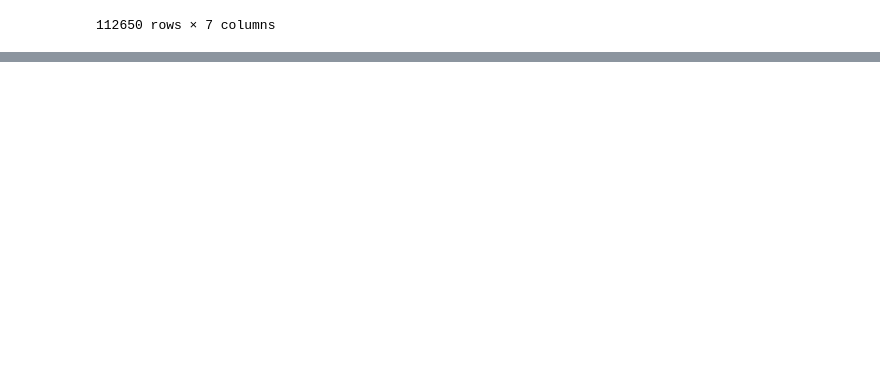
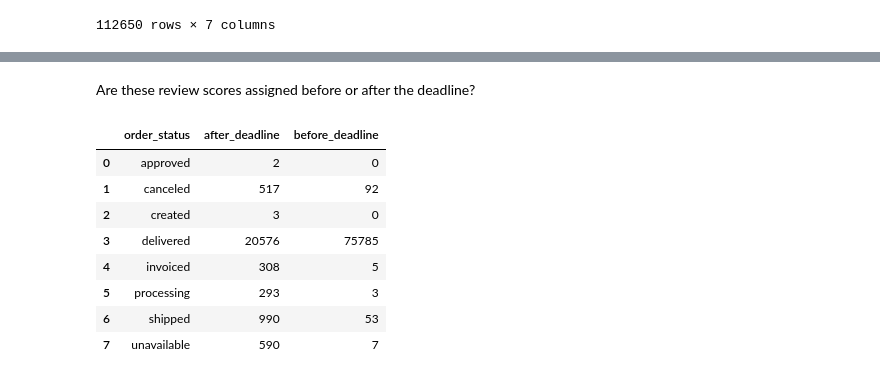
Before and after one commit to mittwoch09/Ecommerce-Sales-Analysis-with-PostgreSQL, a Jupyter notebook: average-review-score.ipynb, the cells around one changed output, grey strips where cells are left out. Drawn from its saved outputs; the diff is of its cells as text; code cells hidden in the pictures; blank space fills up the shorter version.

Commit message:
Average review score

```diff
--- a/average-review-score.ipynb
+++ b/average-review-score.ipynb
@@ -56,0 +102,27 @@ select(query)
+# %% [markdown]
+Are these review scores assigned before or after the deadline?
+# %%
+query = """
+        SELECT order_status
+            ,sum(case when
+                date_part('hour', age(review_answer_timestamp, order_estimated_delivery_date )) >= 0
+                then 1 else 0 end) as after_deadline
+            ,sum(case when
+                date_part('hour', age(review_answer_timestamp, order_estimated_delivery_date)) < 0
+                then 1 else 0 end) as before_deadline
+        FROM orders o
+        JOIN reviews r on o.order_id = r.order_id
+        GROUP BY 1
+        """
+
+select(query)
+# %% [output]
+|  | order_status | after_deadline | before_deadline |
+| 0 | approved | 2 | 0 |
+| 1 | canceled | 517 | 92 |
+| 2 | created | 3 | 0 |
+| 3 | delivered | 20576 | 75785 |
+| 4 | invoiced | 308 | 5 |
+| 5 | processing | 293 | 3 |
+| 6 | shipped | 990 | 53 |
+| 7 | unavailable | 590 | 7 |
```
Also changed, not shown: parts of 13 cells of this notebook.
